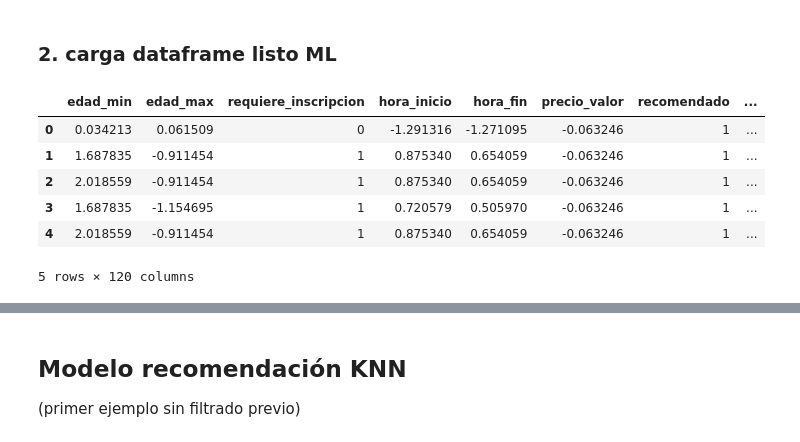
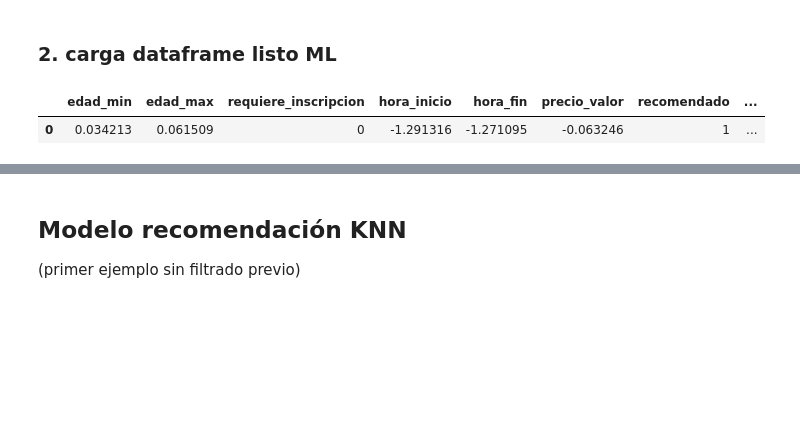
Before and after one commit to abdonrb/desafio_tripulaciones, a Jupyter notebook: notebooks/06_ModeloML_RecomencionActividades_KNN_agv.ipynb, the cells around one changed output, grey strips where cells are left out. Drawn from its saved outputs; the diff is of its cells as text; code cells hidden in the pictures; blank space fills up the shorter version.

```diff
--- a/notebooks/06_ModeloML_RecomencionActividades_KNN_agv.ipynb
+++ b/notebooks/06_ModeloML_RecomencionActividades_KNN_agv.ipynb
@@ -53,15 +53,10 @@ ruta_archivo_trabajo = os.path.join(directorio, nombre_archivo_trabajo)
 
 df_ml = pd.read_csv(ruta_archivo_trabajo)
 # %%
-df_ml.head()
+df_ml.head(1)
 # %% [output]
 |  | edad_min | edad_max | requiere_inscripcion | hora_inicio | hora_fin | precio_valor | recomendado | ... |
 | 0 | 0.034213 | 0.061509 | 0 | -1.291316 | -1.271095 | -0.063246 | 1 | ... |
-| 1 | 1.687835 | -0.911454 | 1 | 0.875340 | 0.654059 | -0.063246 | 1 | ... |
-| 2 | 2.018559 | -0.911454 | 1 | 0.875340 | 0.654059 | -0.063246 | 1 | ... |
-| 3 | 1.687835 | -1.154695 | 1 | 0.720579 | 0.505970 | -0.063246 | 1 | ... |
-| 4 | 2.018559 | -0.911454 | 1 | 0.875340 | 0.654059 | -0.063246 | 1 | ... |
-5 rows × 120 columns
 # %%
 df_ml.describe()
 # %% [output]
```
Also changed, not shown: parts of 22 cells of this notebook, 2 other files.
